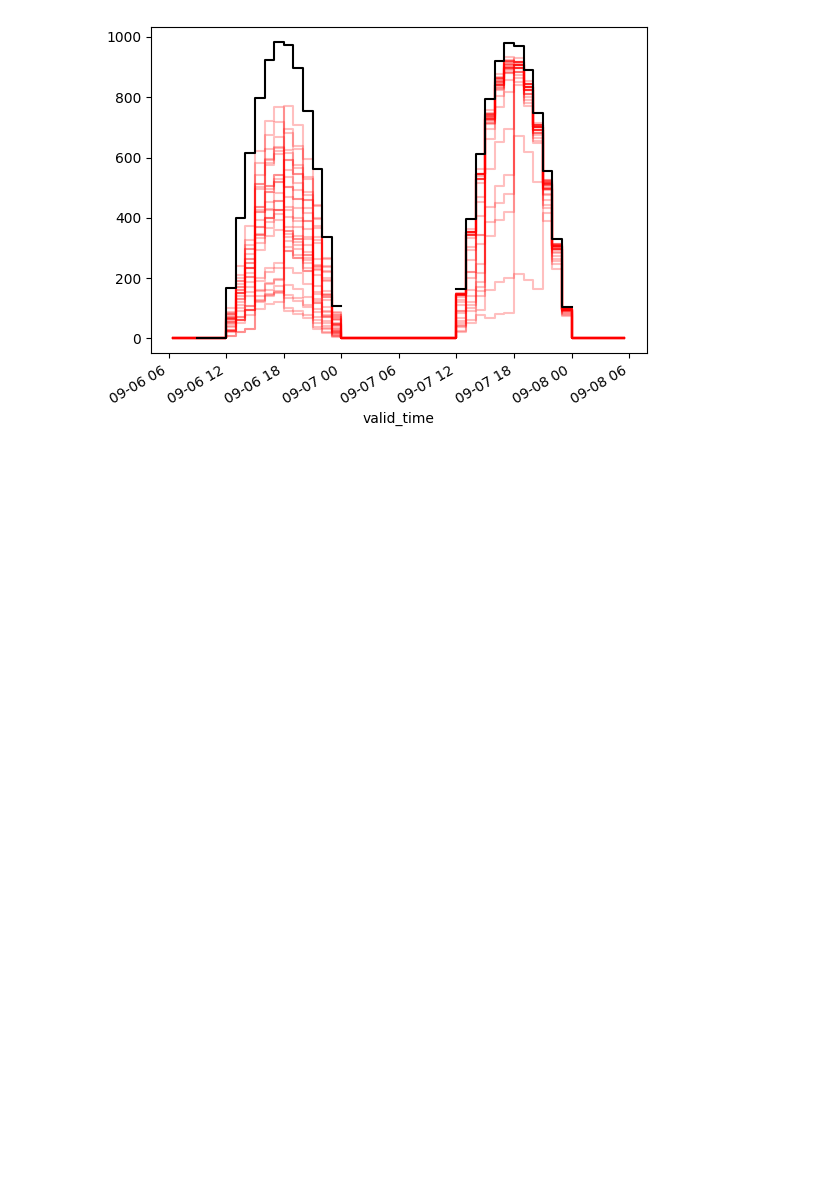
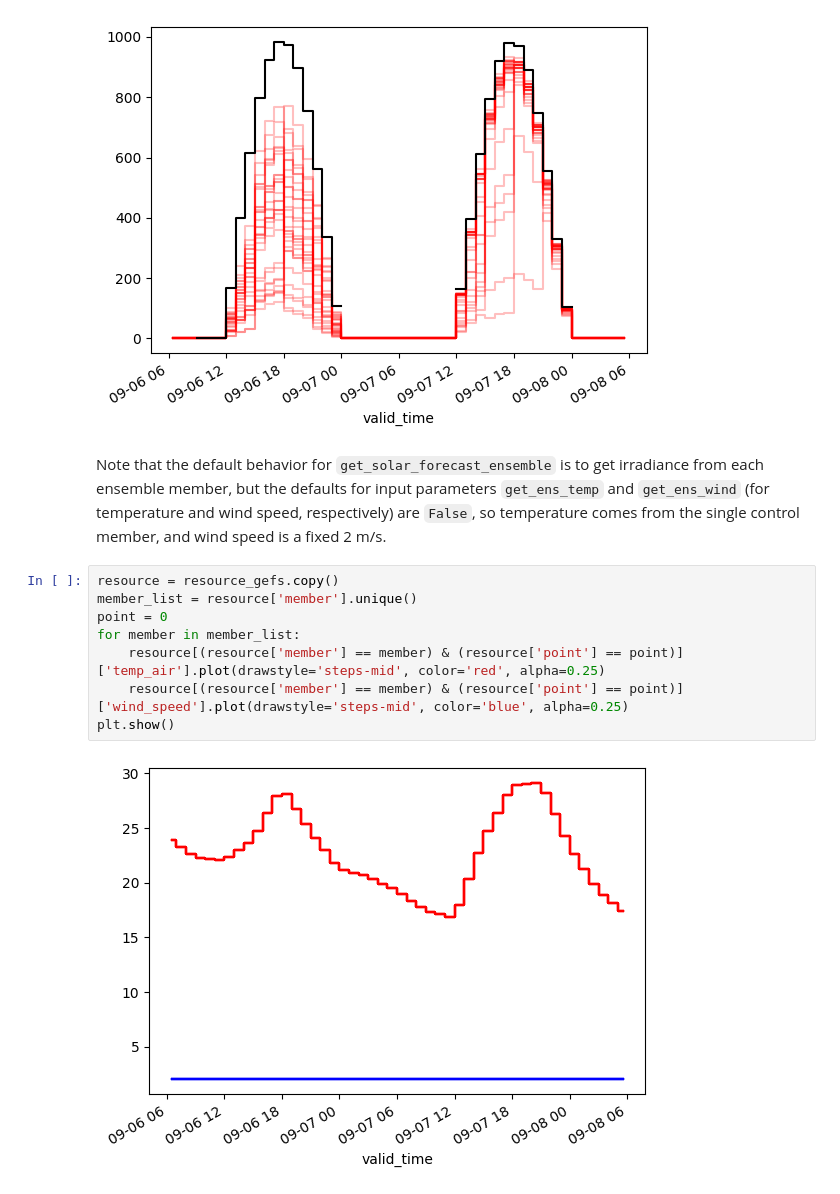
Before and after one commit to williamhobbs/hefty, a Jupyter notebook: examples/ensemble_example.ipynb, the cells around one changed output. Drawn from its saved outputs; the diff is of its cells as text; blank space fills up the shorter version.

```diff
--- a/examples/ensemble_example.ipynb
+++ b/examples/ensemble_example.ipynb
@@ -103,3 +121,15 @@ resource[(resource['member'] == member_list[0]) & (resource['point'] == point)][
 plt.show()
 # %% [output]
 [figure]
+# %% [markdown]
+Note that the default behavior for `get_solar_forecast_ensemble` is to get irradiance from each ensemble member, but the defaults for input parameters `get_ens_temp` and `get_ens_wind` (for temperature and wind speed, respectively) are `False`, so temperature comes from the single control member, and wind speed is a fixed 2 m/s.
+# %%
+resource = resource_gefs.copy()
+member_list = resource['member'].unique()
+point = 0
+for member in member_list:
+    resource[(resource['member'] == member) & (resource['point'] == point)]['temp_air'].plot(drawstyle='steps-mid', color='red', alpha=0.25)
+    resource[(resource['member'] == member) & (resource['point'] == point)]['wind_speed'].plot(drawstyle='steps-mid', color='blue', alpha=0.25)
+plt.show()
+# %% [output]
+[figure, added]
```
Also changed, not shown: parts of 8 cells of this notebook, 4 other files.
